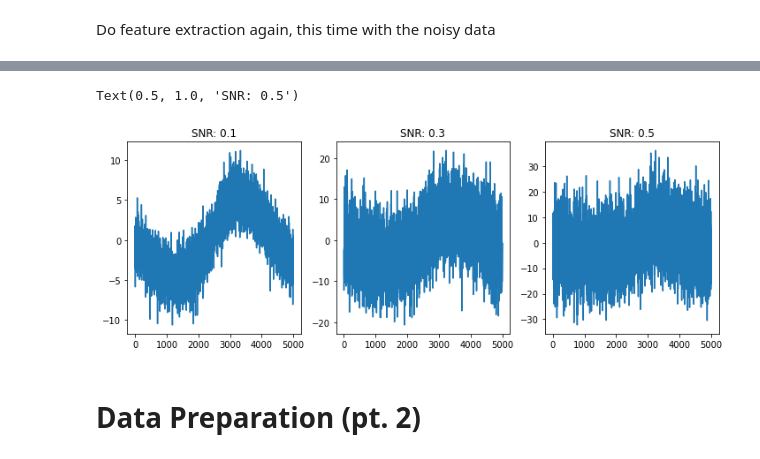
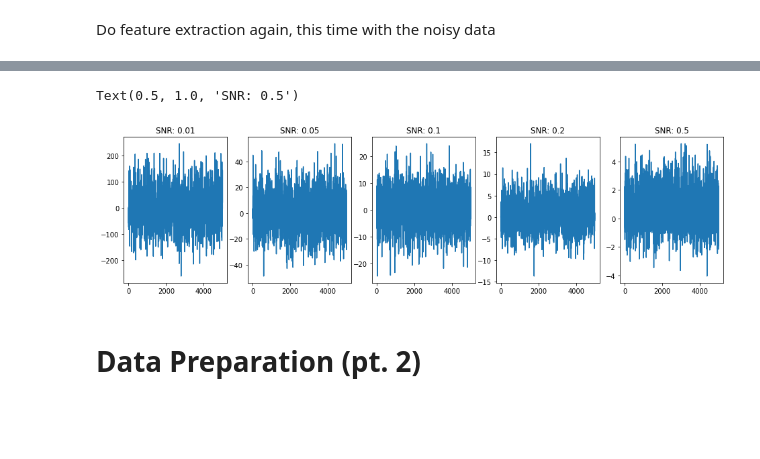
Before and after one commit to AbdulAlkurdi/anxietyFB, a Jupyter notebook: Feature-Based Model.ipynb, the cells around one changed output, grey strips where cells are left out. Drawn from its saved outputs; the diff is of its cells as text; code cells hidden in the pictures; blank space fills up the shorter version.

```diff
--- a/Feature-Based Model.ipynb
+++ b/Feature-Based Model.ipynb
@@ -1227,18 +1214,21 @@ Do feature extraction again, this time with the noisy data
 patients_new_noise1 = []
 patients_new_noise2 = []
 patients_new_noise3 = []
+patients_new_noise4 = []
+patients_new_noise5 = []
 # Iterate through each patient's folder and construct a
 # df with all patient data
 for subdir, dirs, files in os.walk(rootdir):
     for file in files:
         # If this is a .pkl file then it's the synchronized features/labels
         # and we want to serialize the file
-        if '.pkl' in file and 'gauss' in file and 'snr_0.1' in file:
-            print(file)
+        if '.pkl' in file and 'gauss' in file and 'snr_0.01' in file:
             patients_new_noise1.append(pd.read_pickle(subdir + '/' + file))
-        elif '.pkl' in file and 'gauss' in file and 'snr_0.3' in file:
-            print(file)
+        elif '.pkl' in file and 'gauss' in file and 'snr_0.05' in file:
             patients_new_noise2.append(pd.read_pickle(subdir + '/' + file))
+        elif '.pkl' in file and 'gauss' in file and 'snr_0.1' in file:
+            patients_new_noise3.append(pd.read_pickle(subdir + '/' + file))
+        elif '.pkl' in file and 'gauss' in file and 'snr_0.2' in file:
+            patients_new_noise4.append(pd.read_pickle(subdir + '/' + file))
         elif '.pkl' in file and 'gauss' in file and 'snr_0.5' in file:
-            print(file)
-            patients_new_noise3.append(pd.read_pickle(subdir + '/' + file))
+            patients_new_noise5.append(pd.read_pickle(subdir + '/' + file))
@@ -1263,14 +1235,18 @@ S15_gauss_homo_snr_0.3_sigma_0.04.pkl
 # %%
-fig, axs = plt.subplots(nrows=1, ncols=3, figsize=(12,4))
-axs[0].plot(np.ravel(patients_new_noise1[0]['signal']['chest']['Resp'])[4015000:4020000])
-axs[0].set_title('SNR: 0.1')
-axs[1].plot(np.ravel(patients_new_noise2[0]['signal']['chest']['Resp'])[4015000:4020000])
-axs[1].set_title('SNR: 0.3')
-axs[2].plot(np.ravel(patients_new_noise3[0]['signal']['chest']['Resp'])[4015000:4020000])
-axs[2].set_title('SNR: 0.5')
+fig, axs = plt.subplots(nrows=1, ncols=5, figsize=(16,4))
+axs[0].plot(np.ravel(patients_new_noise1[0]['signal']['chest']['ACC'])[4015000:4020000])
+axs[0].set_title('SNR: 0.01')
+axs[1].plot(np.ravel(patients_new_noise2[0]['signal']['chest']['ACC'])[4015000:4020000])
+axs[1].set_title('SNR: 0.05')
+axs[2].plot(np.ravel(patients_new_noise3[0]['signal']['chest']['ACC'])[4015000:4020000])
+axs[2].set_title('SNR: 0.1')
+axs[3].plot(np.ravel(patients_new_noise4[0]['signal']['chest']['ACC'])[4015000:4020000])
+axs[3].set_title('SNR: 0.2')
+axs[4].plot(np.ravel(patients_new_noise5[0]['signal']['chest']['ACC'])[4015000:4020000])
+axs[4].set_title('SNR: 0.5')
 # %% [output]
 Text(0.5, 1.0, 'SNR: 0.5')
-[figure, old version]
+[figure, new version]
 # %% [markdown]
 # Data Preparation (pt. 2)
 # %% [markdown]
```
Also changed, not shown: parts of 29 cells of this notebook.
